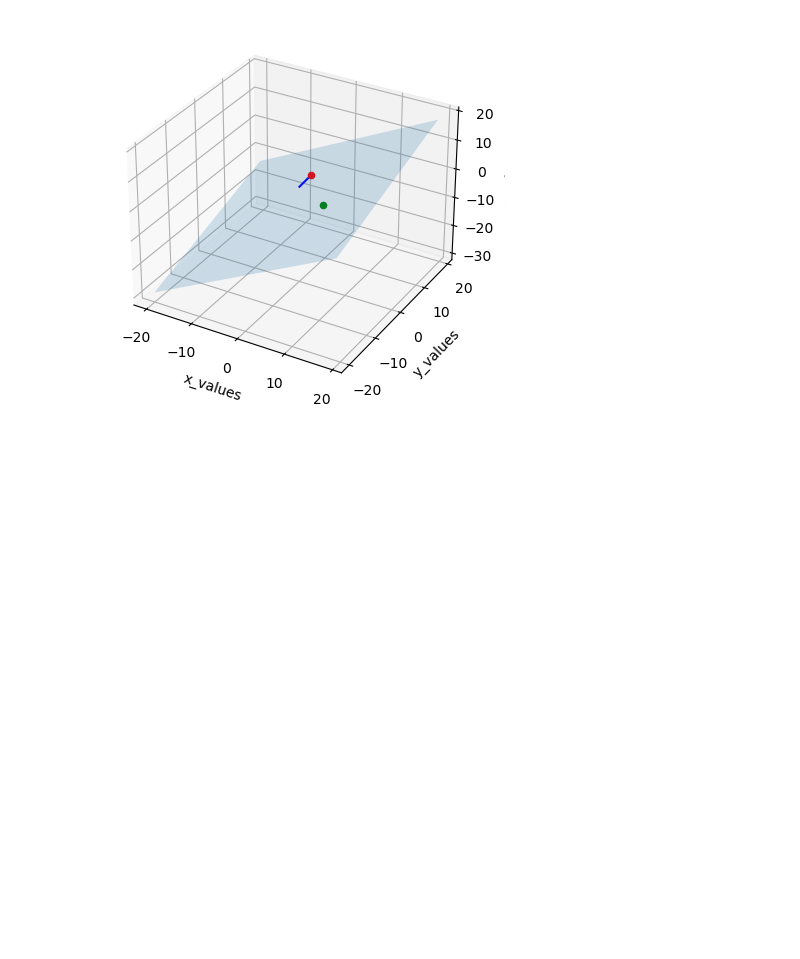
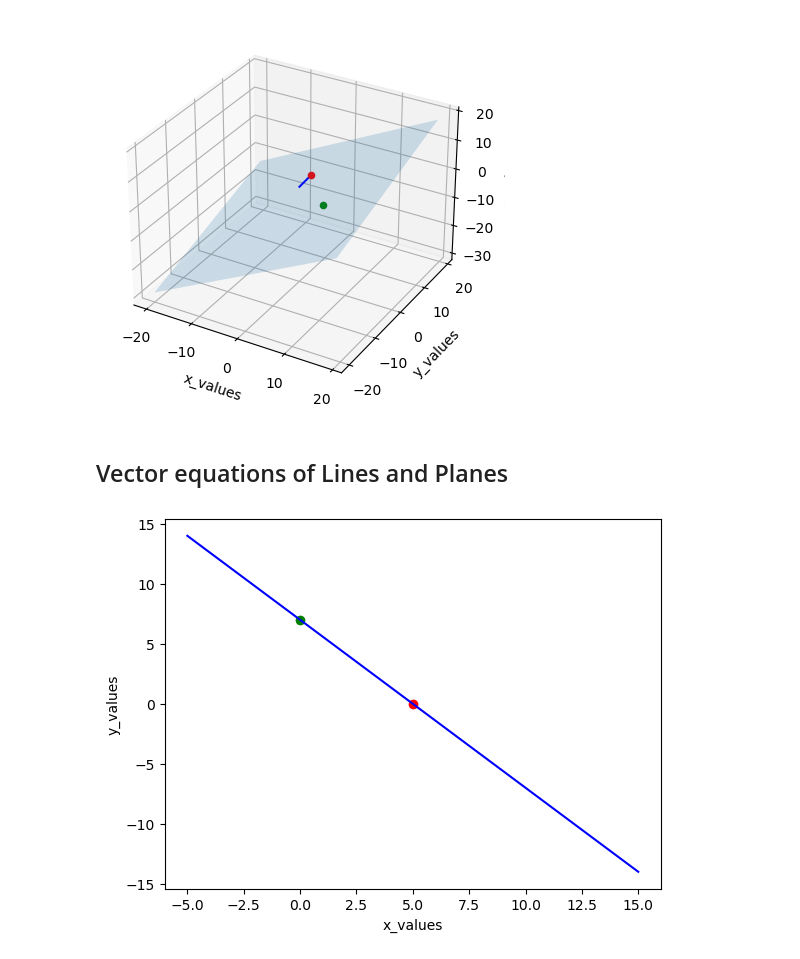
Before and after one commit to junuMoon/TodoNote, a Jupyter notebook: contemporary-linear-algebra/chap1_exercises.ipynb, the cells around one changed output. Drawn from its saved outputs; the diff is of its cells as text; code cells hidden in the pictures; blank space fills up the shorter version.

```diff
--- a/contemporary-linear-algebra/chap1_exercises.ipynb
+++ b/contemporary-linear-algebra/chap1_exercises.ipynb
@@ -173,3 +173,25 @@ ax.set_zlabel('z_values')
 plt.show()
 # %% [output]
 [figure]
+# %% [markdown]
+## Vector equations of Lines and Planes
+# %%
+# T1
+# x = 5 + 5t
+# y = -7t
+# 7x + 5y = 35
+# Lets draw the line
+
+t = np.linspace(-2, 2)
+x = 5 + 5 * t
+y = -7 * t
+fig = plt.figure()
+ax = fig.add_subplot(111)
+ax.plot(x, y, color='blue')
+ax.scatter(5, 0, color='red')
+ax.scatter(0, 7, color='green')
+ax.set_xlabel('x_values')
+ax.set_ylabel('y_values')
+plt.show()
+# %% [output]
+[figure, added]
```
Also changed, not shown: parts of 3 cells of this notebook, 2 other files.
